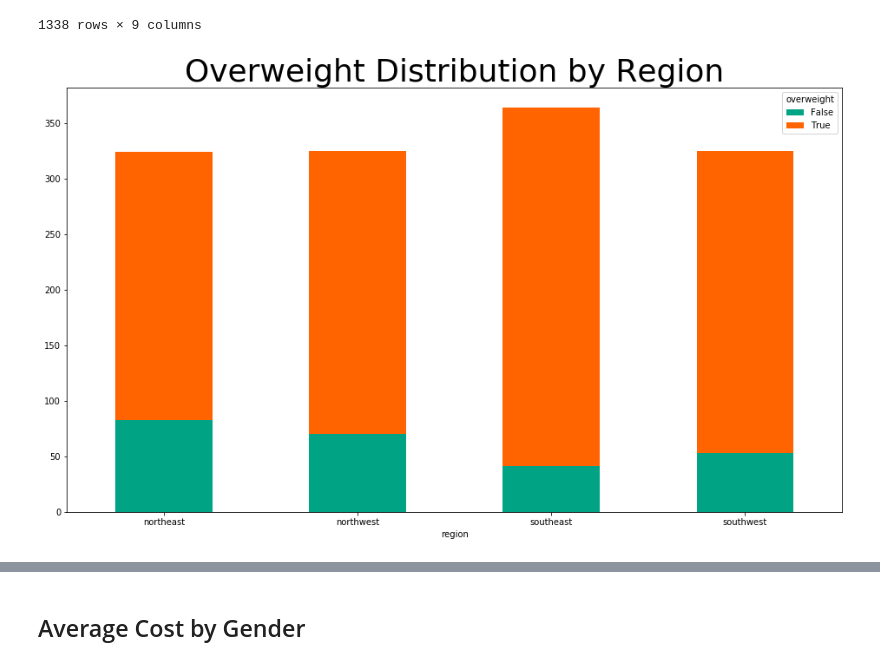
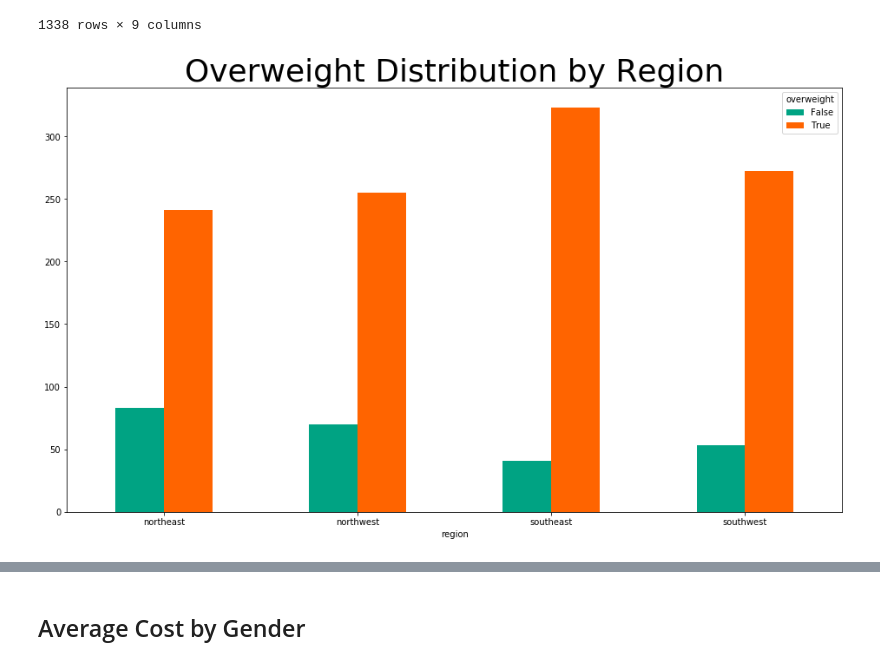
Before and after one commit to Klaynie/Medical_Insurance_Project, a Jupyter notebook: us-medical-insurance-costs.ipynb, the cells around one changed output, grey strips where cells are left out. Drawn from its saved outputs; the diff is of its cells as text; code cells hidden in the pictures.

```diff
--- a/us-medical-insurance-costs.ipynb
+++ b/us-medical-insurance-costs.ipynb
@@ -155,9 +155,9 @@ df
 # %%
 region_overweight_distribution = df.groupby(['region', 'overweight']).age.count().unstack()
 
-fig = region_overweight_distribution.plot(kind='bar', stacked=True, figsize=(16, 9), color=['#00A383', '#FF6400'])
+fig = region_overweight_distribution.plot(kind='bar', figsize=(16, 9), color=['#00A383', '#FF6400'])
 plt.title('Overweight Distribution by Region', size=36)
 plt.xticks(rotation=0)
 plt.show()
 # %% [output]
-[figure, old version]
+[figure, new version]
```
Also changed, not shown: parts of 8 cells of this notebook.
